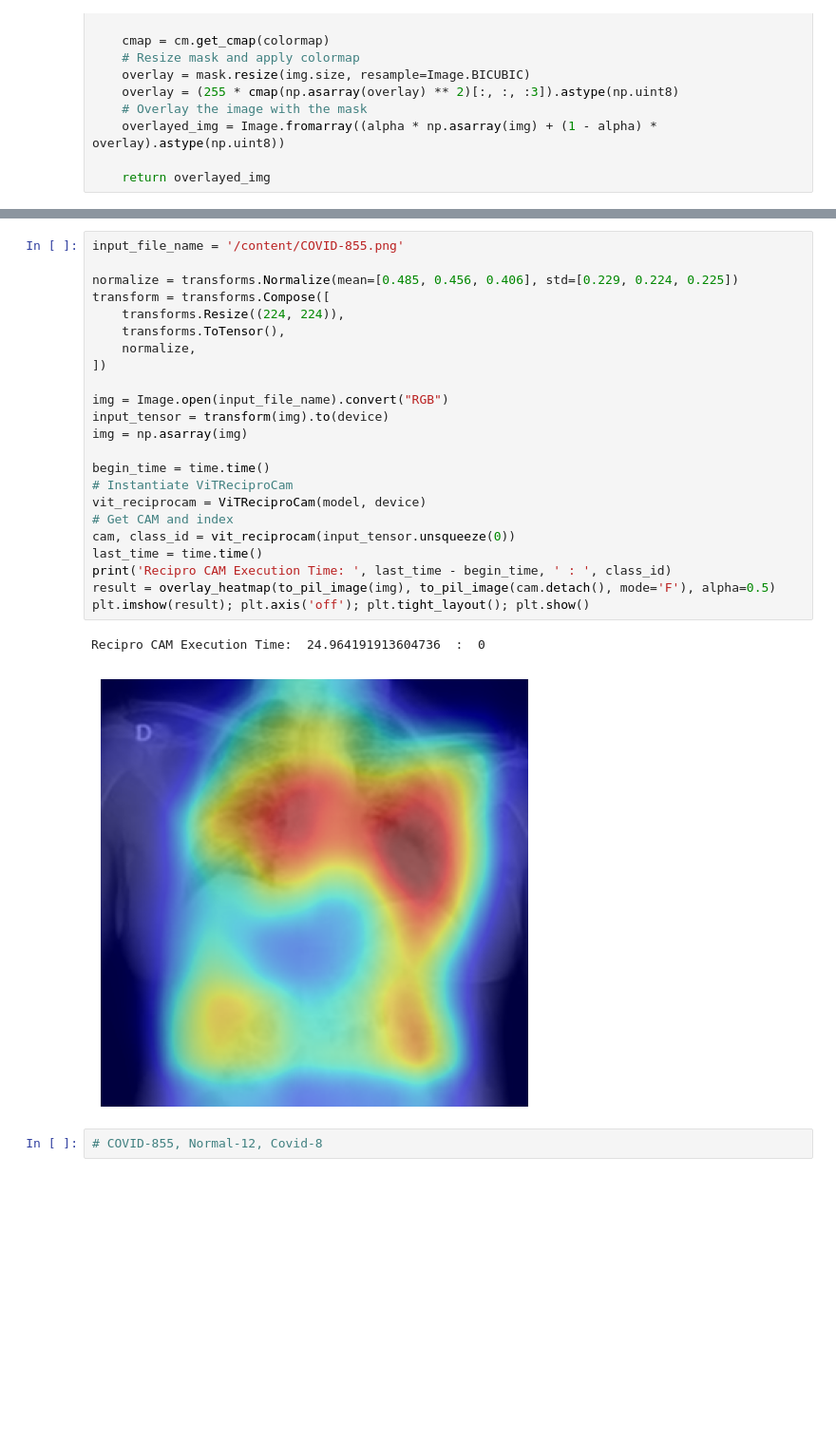
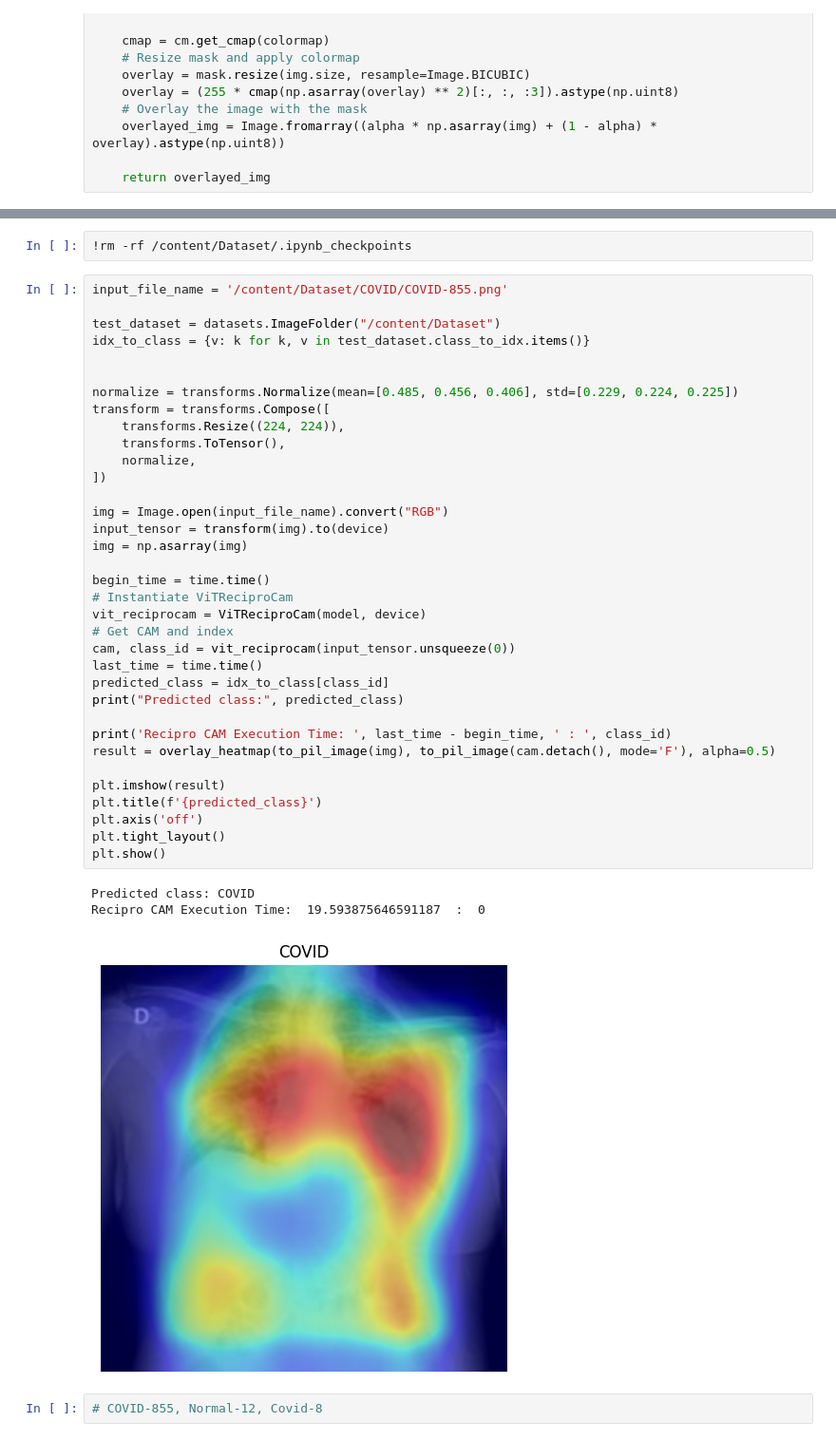
Before and after one commit to MinHius/ViT-CAM-for-Biomedical-Image-Analysis, a Jupyter notebook: ViT_reciproCAM.ipynb, the cells around one changed output, grey strips where cells are left out. Shown: that part at 95% size. Drawn from its saved outputs; the diff is of its cells as text; blank space fills up the shorter version.

```diff
--- a/ViT_reciproCAM.ipynb
+++ b/ViT_reciproCAM.ipynb
@@ -215,28 +218,43 @@ def overlay_heatmap(img: Image.Image, mask: Image.Image, colormap: str = "jet",
+# %%
+!rm -rf /content/Dataset/.ipynb_checkpoints
 # %%
-input_file_name = '/content/COVID-855.png'
+input_file_name = '/content/Dataset/COVID/COVID-855.png'
+
+test_dataset = datasets.ImageFolder("/content/Dataset")
+idx_to_class = {v: k for k, v in test_dataset.class_to_idx.items()}
+
 
 normalize = transforms.Normalize(mean=[0.485, 0.456, 0.406], std=[0.229, 0.224, 0.225])
 transform = transforms.Compose([
     transforms.Resize((224, 224)),
     transforms.ToTensor(),
     normalize,
 ])
 
 img = Image.open(input_file_name).convert("RGB")
 input_tensor = transform(img).to(device)
 img = np.asarray(img)
 
 begin_time = time.time()
 # Instantiate ViTReciproCam
 vit_reciprocam = ViTReciproCam(model, device)
 # Get CAM and index
 cam, class_id = vit_reciprocam(input_tensor.unsqueeze(0))
 last_time = time.time()
+predicted_class = idx_to_class[class_id]
+print("Predicted class:", predicted_class)
+
 print('Recipro CAM Execution Time: ', last_time - begin_time, ' : ', class_id)
 result = overlay_heatmap(to_pil_image(img), to_pil_image(cam.detach(), mode='F'), alpha=0.5)
-plt.imshow(result); plt.axis('off'); plt.tight_layout(); plt.show()
+
+plt.imshow(result)
+plt.title(f'{predicted_class}')
+plt.axis('off')
+plt.tight_layout()
+plt.show()
 # %% [output]
-Recipro CAM Execution Time:  24.964191913604736  :  0
+Predicted class: COVID
+Recipro CAM Execution Time:  19.593875646591187  :  0
-[figure, old version]
+[figure, new version]
 # %%
 # COVID-855, Normal-12, Covid-8
```
Also changed, not shown: parts of 8 cells of this notebook.
